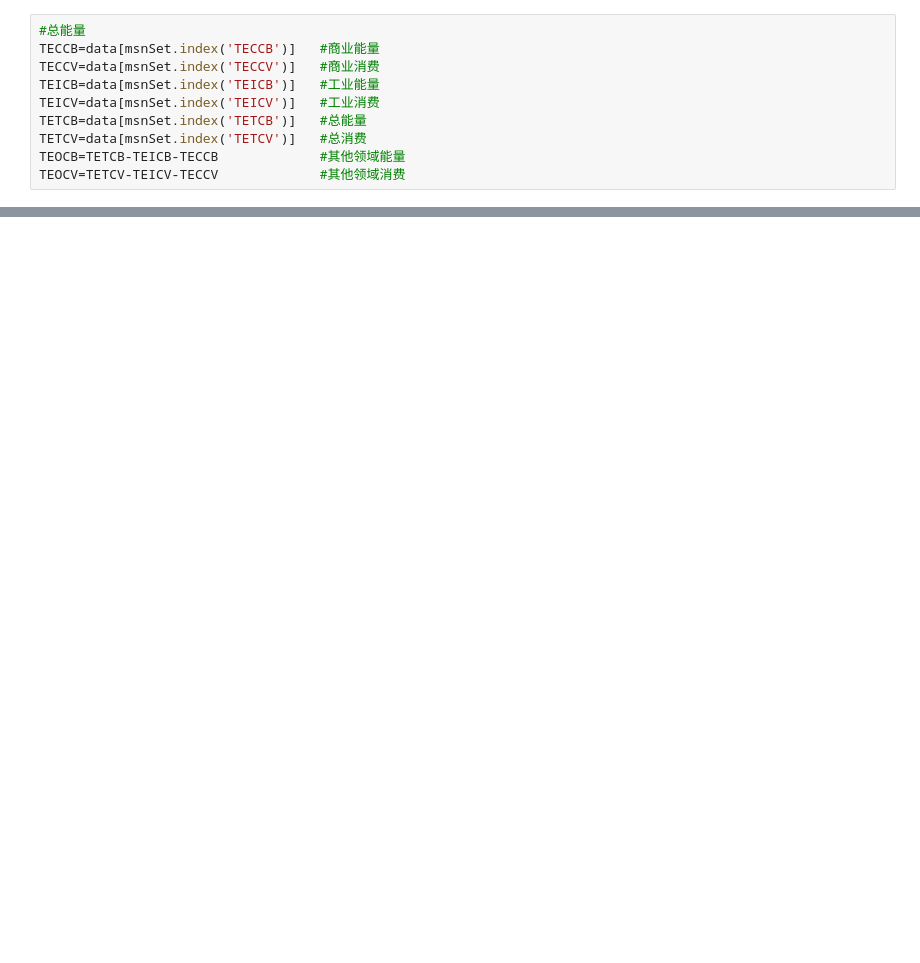
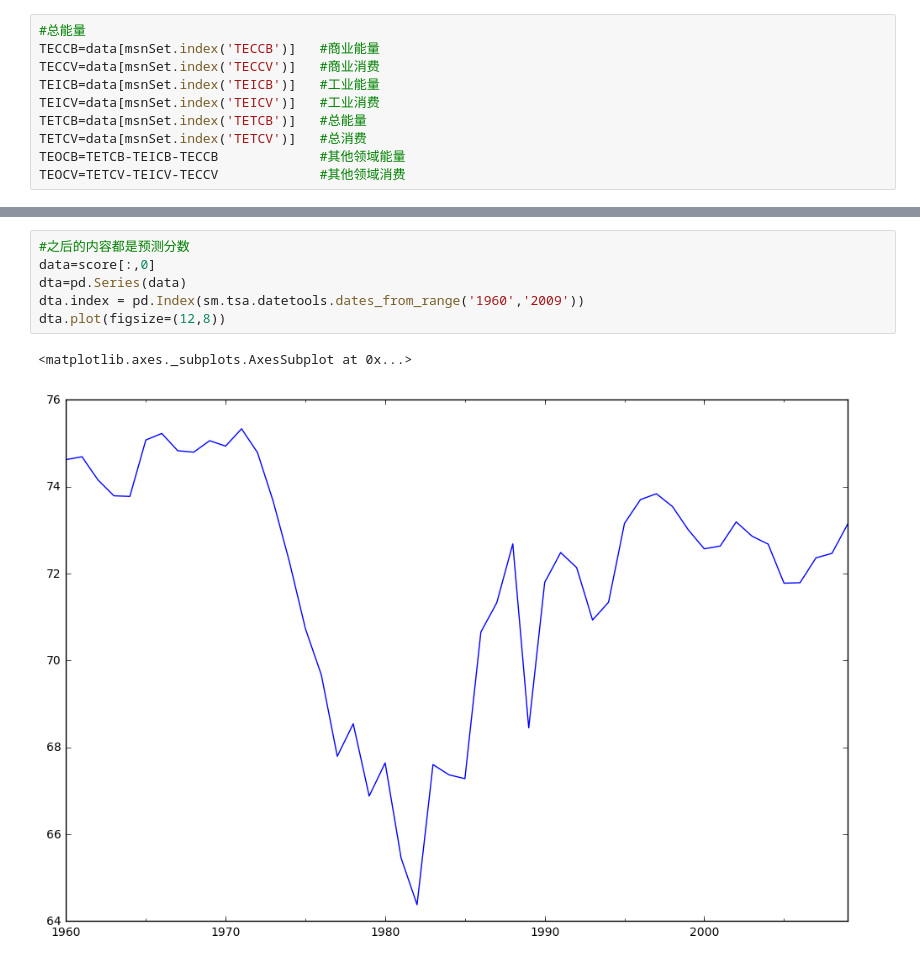
Before and after one commit to beihangwenbin/Energy-profile, a Jupyter notebook: Untitled.ipynb, the cells around one changed output, grey strips where cells are left out. Drawn from its saved outputs; the diff is of its cells as text; blank space fills up the shorter version.

```diff
--- a/Untitled.ipynb
+++ b/Untitled.ipynb
@@ -273,0 +376,9 @@ plt.show()
+# %%
+#之后的内容都是预测分数
+data=score[:,0]
+dta=pd.Series(data)
+dta.index = pd.Index(sm.tsa.datetools.dates_from_range('1960','2009'))
+dta.plot(figsize=(12,8))
+# %% [output]
+<matplotlib.axes._subplots.AxesSubplot at 0x...>
+[figure, added]
```
Also changed, not shown: parts of 41 cells of this notebook, 4 other files.
